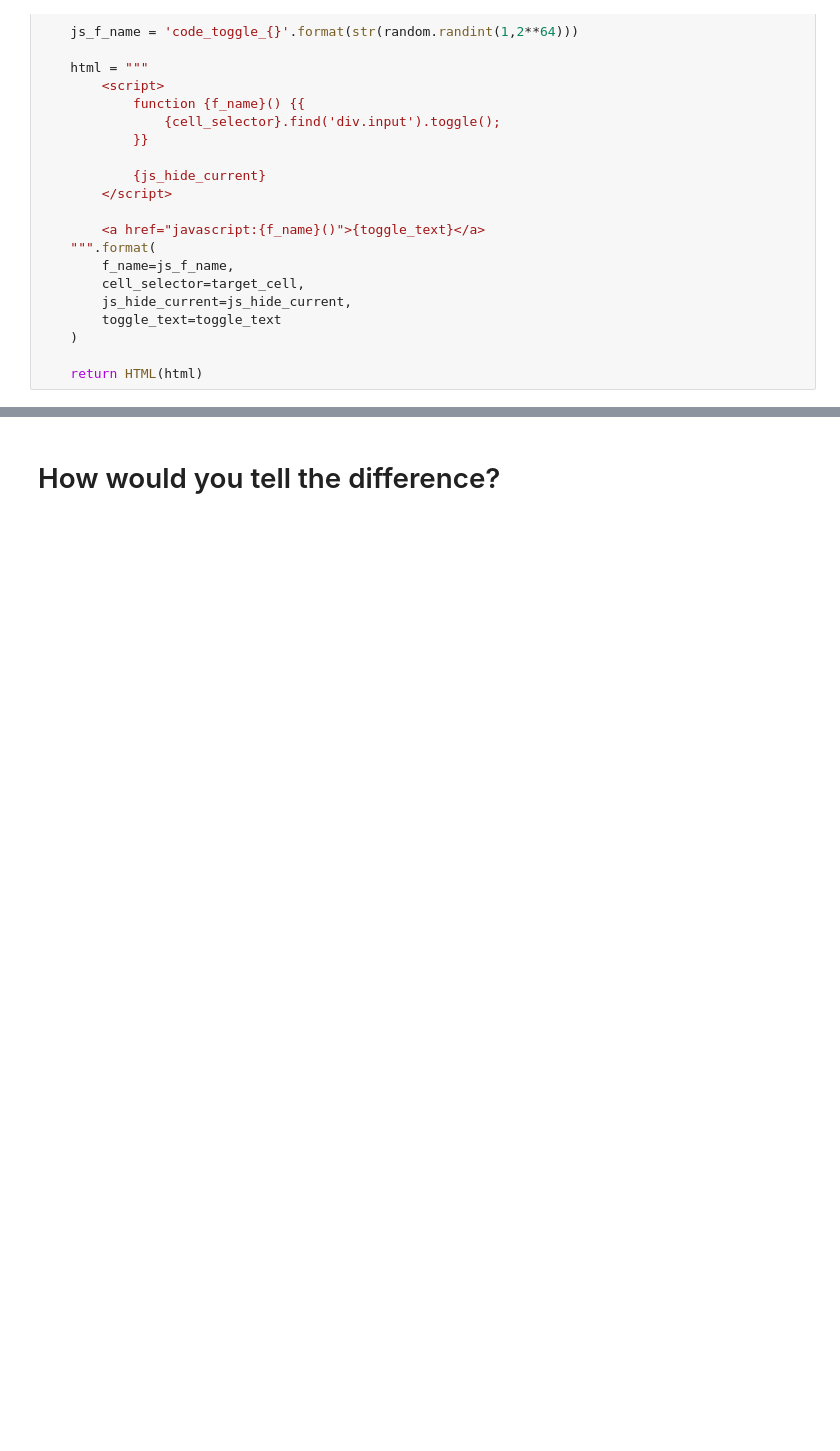
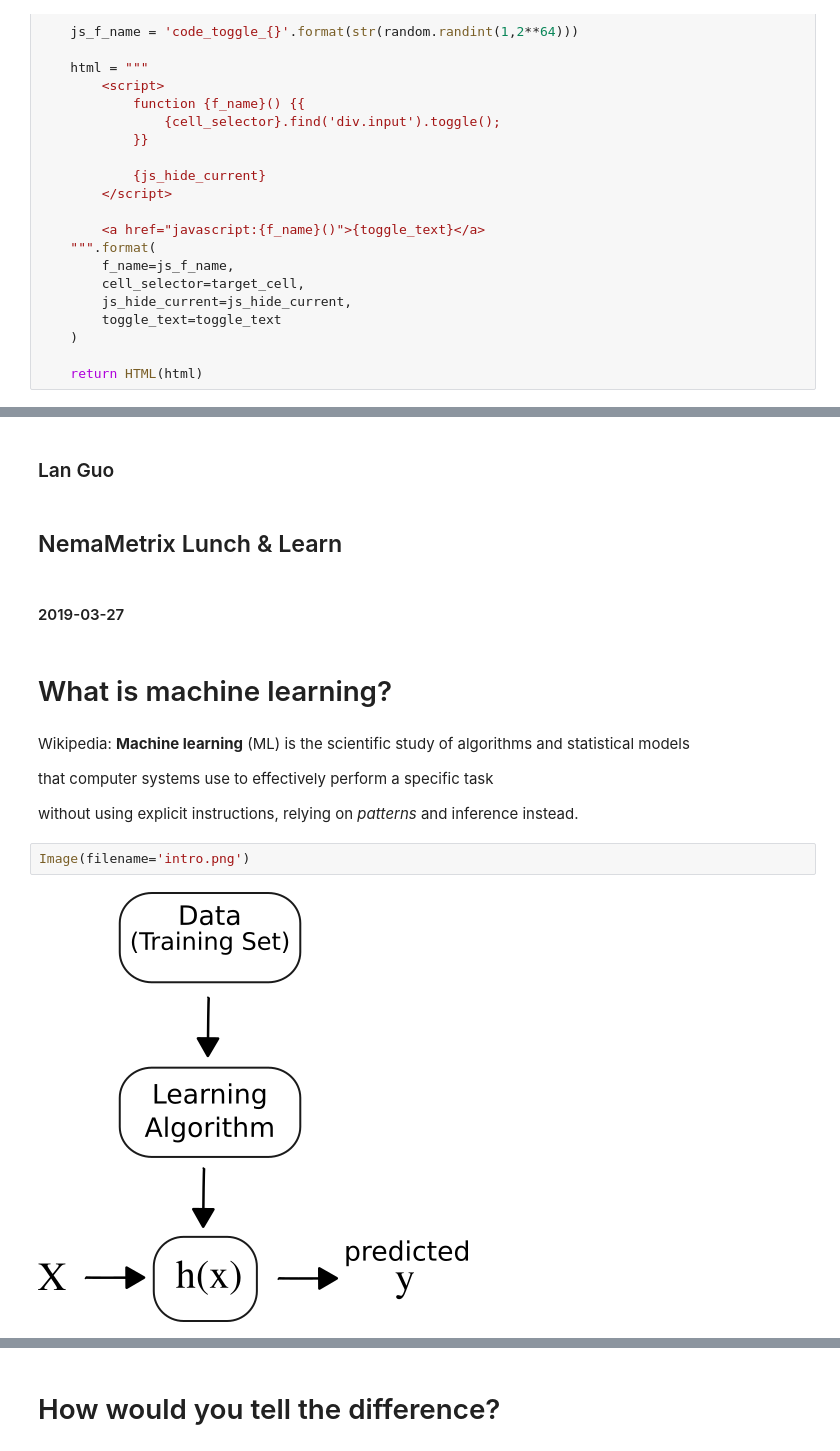
Before and after one commit to LanGuo/muffin-cupcake, a Jupyter notebook: ML_example_NMX_L&L.ipynb, the cells around one changed output, grey strips where cells are left out. Drawn from its saved outputs; the diff is of its cells as text; blank space fills up the shorter version.

Commit message:
put in images, finished ml examples nb

```diff
--- a/ML_example_NMX_L&L.ipynb
+++ b/ML_example_NMX_L&L.ipynb
@@ -51,0 +56,18 @@ from mpl_toolkits.mplot3d import Axes3D
+# %% [markdown]
+### Lan Guo
+# %% [markdown]
+## NemaMetrix Lunch & Learn
+# %% [markdown]
+#### 2019-03-27
+# %% [markdown]
+# What is machine learning?
+# %% [markdown]
+Wikipedia: **Machine learning** (ML) is the scientific study of algorithms and statistical models
+
+that computer systems use to effectively perform a specific task
+
+without using explicit instructions, relying on *patterns* and inference instead.
+# %%
+Image(filename='intro.png')
+# %% [output]
+[figure, added]
```
Also changed, not shown: parts of 41 cells of this notebook, 7 other files.
